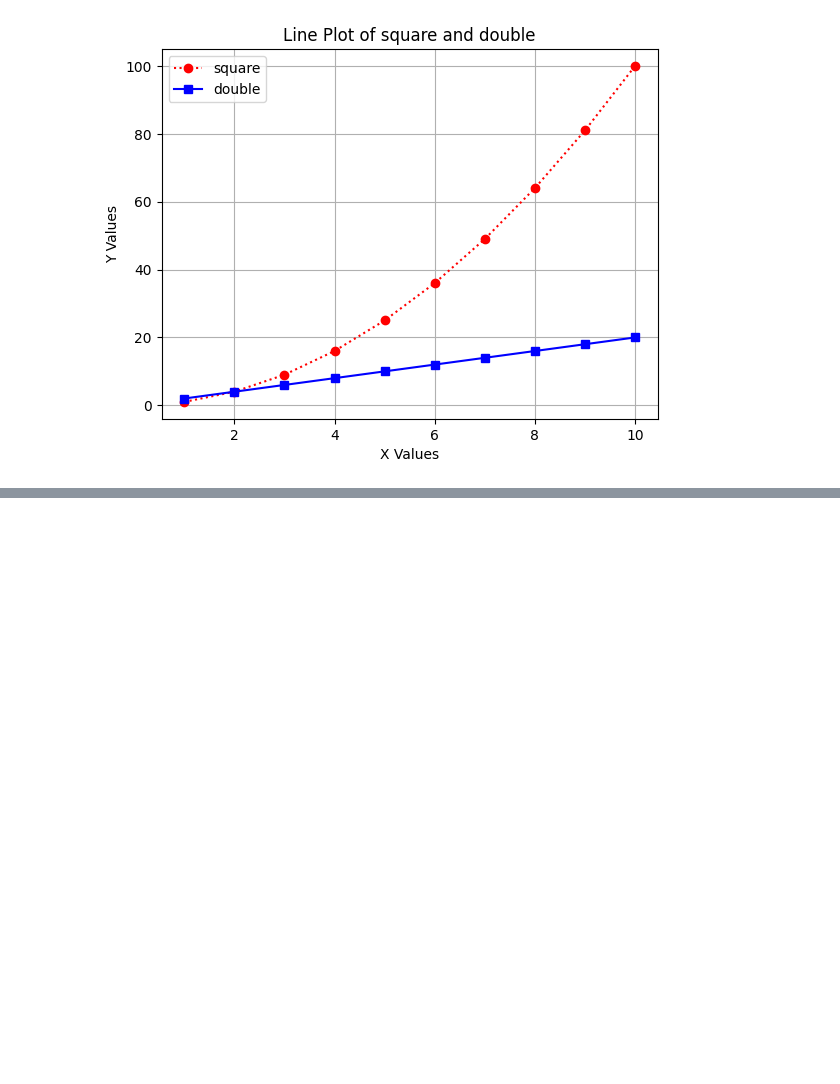
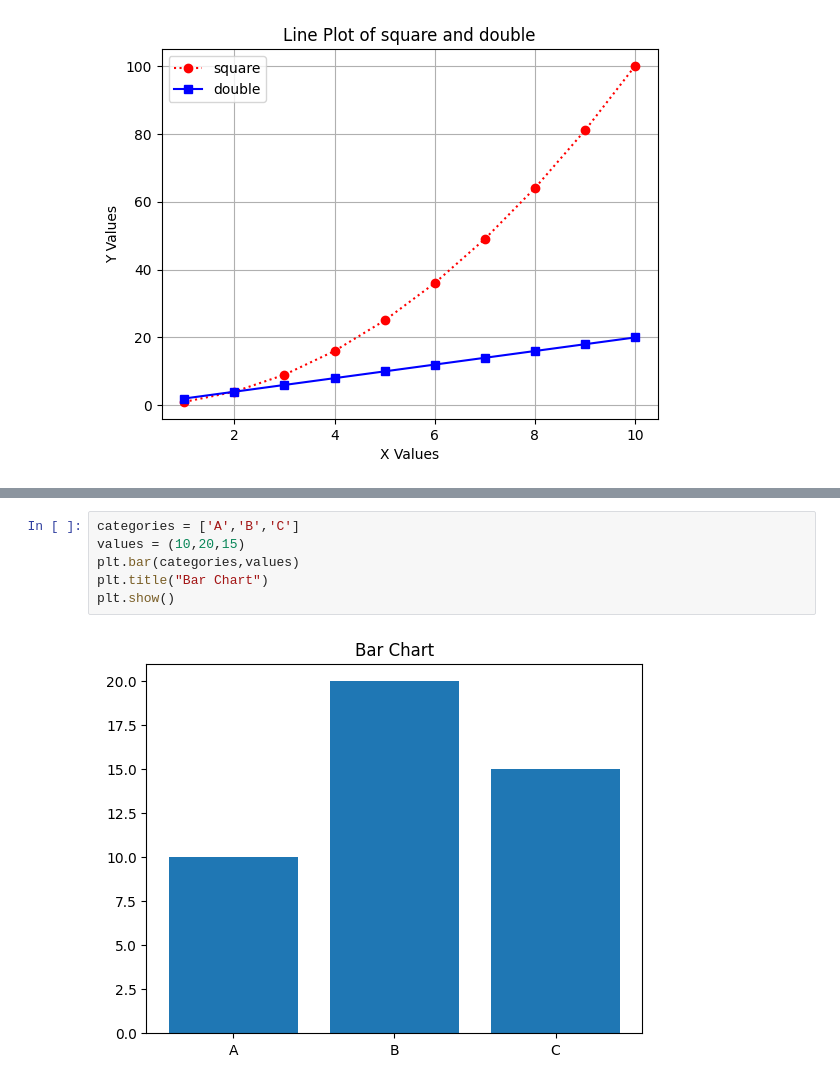
Before and after one commit to cenna-alias/test, a Jupyter notebook: line_plot.ipynb, the cells around one changed output, grey strips where cells are left out. Drawn from its saved outputs; the diff is of its cells as text; blank space fills up the shorter version.

```diff
--- a/line_plot.ipynb
+++ b/line_plot.ipynb
@@ -37,0 +64,8 @@ plt.show()
+# %%
+categories = ['A','B','C']
+values = (10,20,15)
+plt.bar(categories,values)
+plt.title("Bar Chart")
+plt.show()
+# %% [output]
+[figure, added]
```
Also changed, not shown: parts of 6 cells of this notebook.
